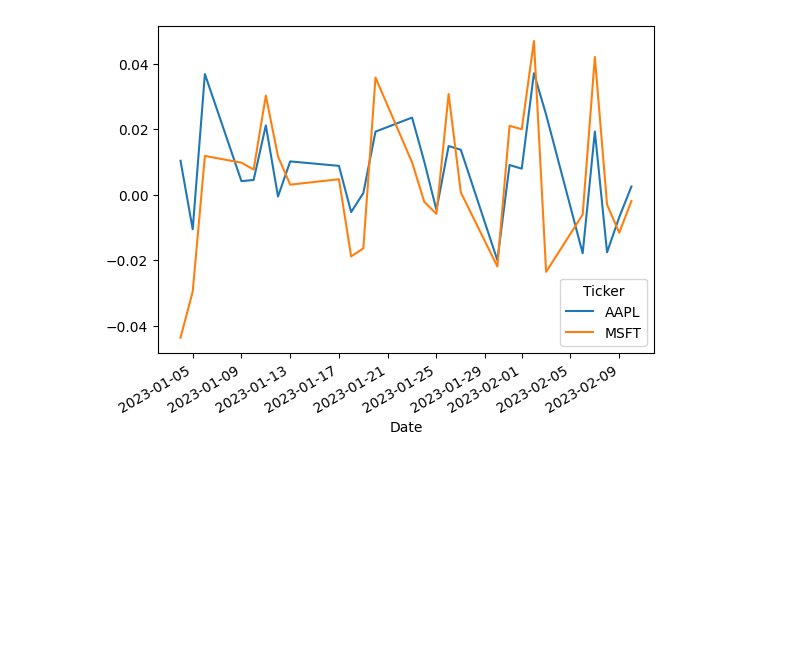
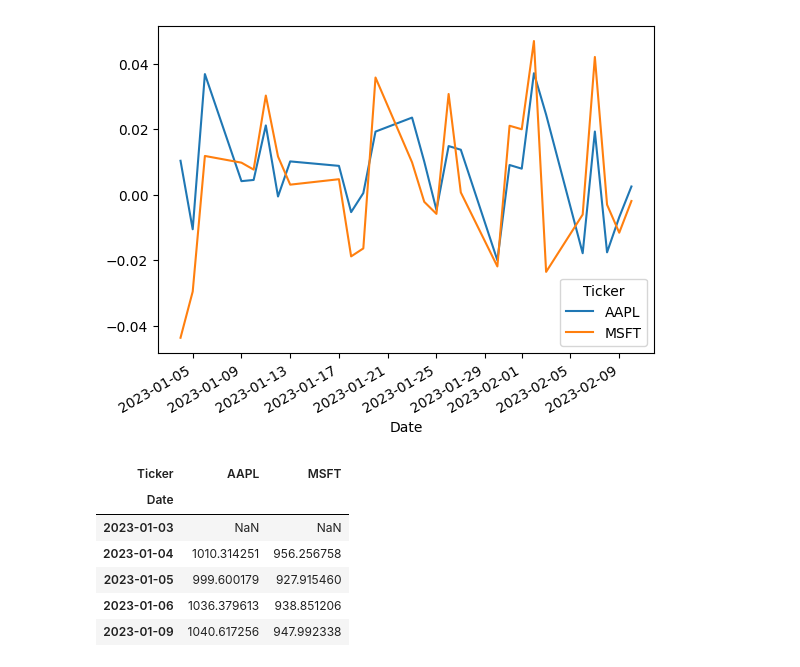
Before and after one commit to sudz4/matt-matthew, a Jupyter notebook: calculate_max_drawdown.ipynb, the cells around one changed output. Saved outputs shown, nothing was run; the diff lists cells and outputs as text; code cells hidden in the pictures; blank space fills up the shorter version.

```diff
--- a/calculate_max_drawdown.ipynb
+++ b/calculate_max_drawdown.ipynb
@@ -40,3 +40,16 @@ returns_df.plot.line()
 # %% [output]
 <Axes: xlabel='Date'>
 [figure]
+# %%
+# constructing the wealth curve
+initial_wealth = 1000
+wealth_index_df = initial_wealth * (1 + returns_df).cumprod()
+wealth_index_df.head()
+# %% [output]
+| Ticker | AAPL | MSFT |
+| Date |  |  |
+| 2023-01-03 | NaN | NaN |
+| 2023-01-04 | 1010.314251 | 956.256758 |
+| 2023-01-05 | 999.600179 | 927.915460 |
+| 2023-01-06 | 1036.379613 | 938.851206 |
+| 2023-01-09 | 1040.617256 | 947.992338 |
```
Also changed, not shown: parts of 2 cells of this notebook.
